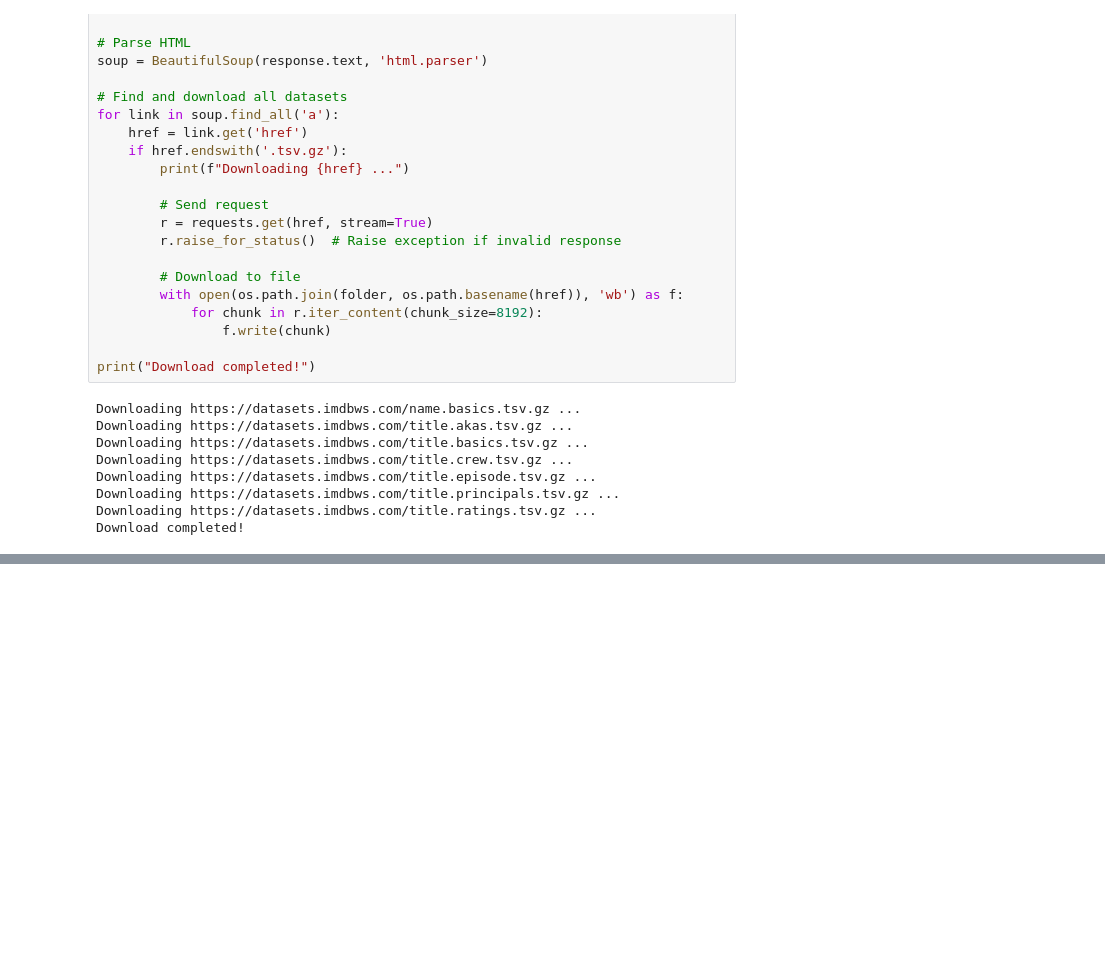
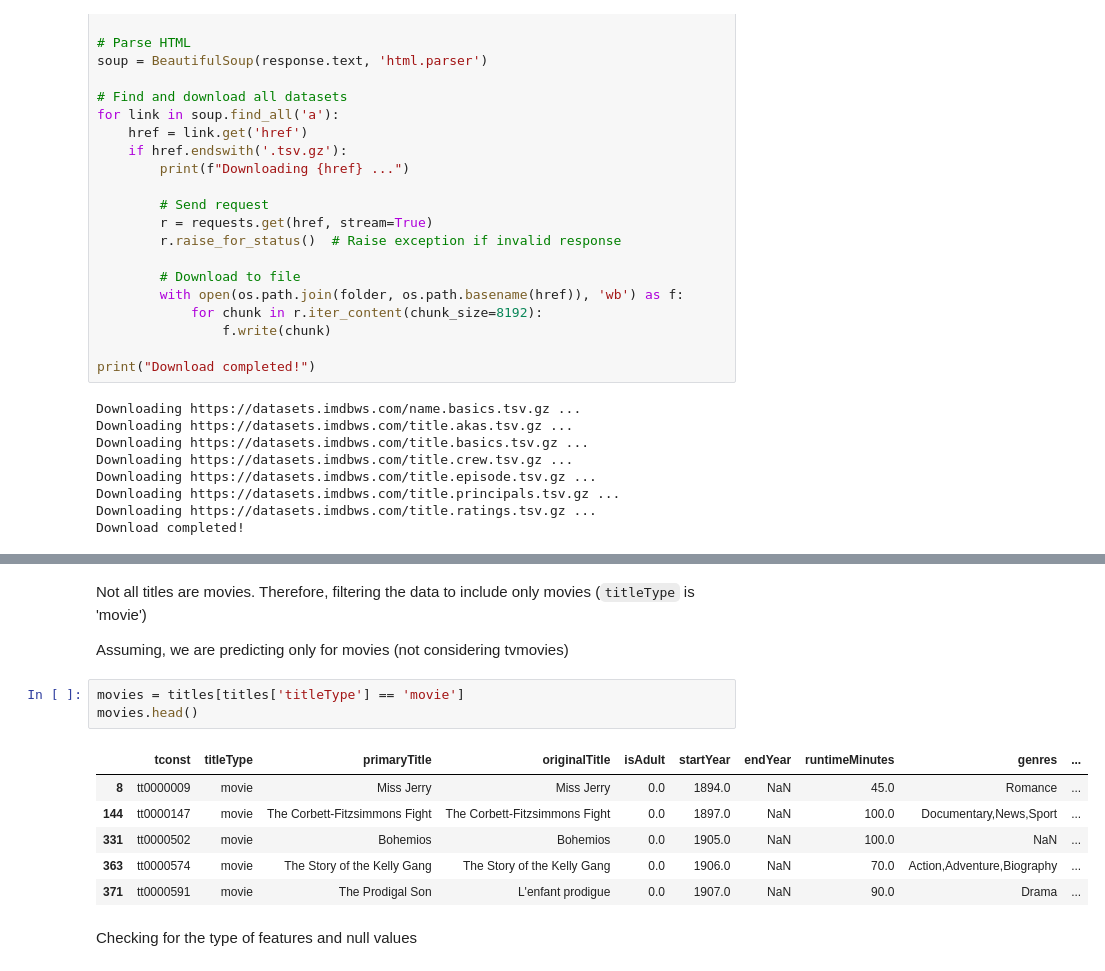
Before and after one commit to jyok117/imdb-movie-rating-prediction, a Jupyter notebook: imdb_movie_rating_prediction.ipynb, the cells around one changed output, grey strips where cells are left out. Cells and saved outputs as stored; diff of their text form; blank space fills up the shorter version.

```diff
--- a/imdb_movie_rating_prediction.ipynb
+++ b/imdb_movie_rating_prediction.ipynb
@@ -47,0 +121,16 @@ Download completed!
+# %% [markdown]
+Not all titles are movies. Therefore, filtering the data to include only movies (`titleType` is 'movie')
+
+Assuming, we are predicting only for movies (not considering tvmovies)
+# %%
+movies = titles[titles['titleType'] == 'movie']
+movies.head()
+# %% [output]
+|  | tconst | titleType | primaryTitle | originalTitle | isAdult | startYear | endYear | runtimeMinutes | genres | ... |
+| 8 | tt0000009 | movie | Miss Jerry | Miss Jerry | 0.0 | 1894.0 | NaN | 45.0 | Romance | ... |
+| 144 | tt0000147 | movie | The Corbett-Fitzsimmons Fight | The Corbett-Fitzsimmons Fight | 0.0 | 1897.0 | NaN | 100.0 | Documentary,News,Sport | ... |
+| 331 | tt0000502 | movie | Bohemios | Bohemios | 0.0 | 1905.0 | NaN | 100.0 | NaN | ... |
+| 363 | tt0000574 | movie | The Story of the Kelly Gang | The Story of the Kelly Gang | 0.0 | 1906.0 | NaN | 70.0 | Action,Adventure,Biography | ... |
+| 371 | tt0000591 | movie | The Prodigal Son | L'enfant prodigue | 0.0 | 1907.0 | NaN | 90.0 | Drama | ... |
+# %% [markdown]
+Checking for the type of features and null values
```
Also changed, not shown: parts of 41 cells of this notebook.
